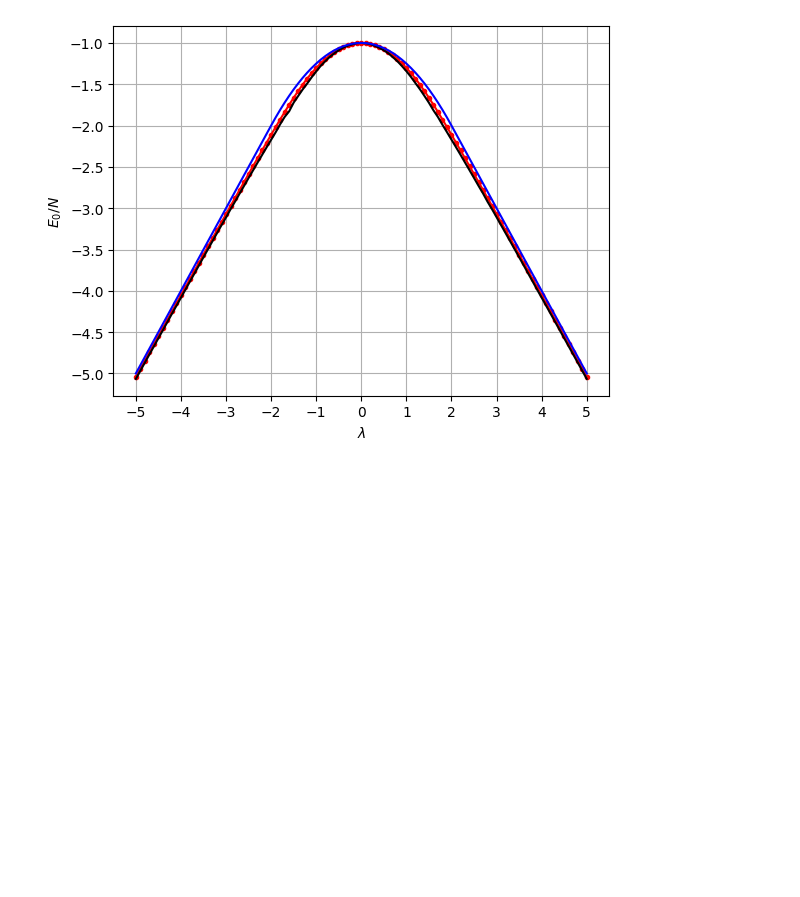
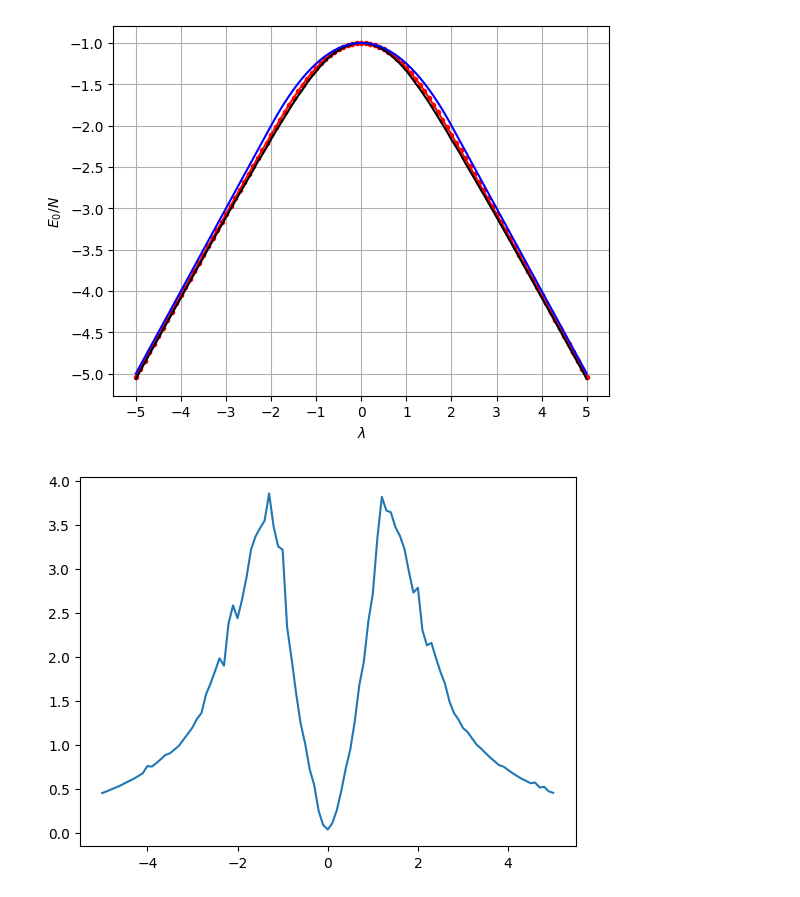
Before and after one commit to jchryssanthacopoulos/quantum_information, a Jupyter notebook: assignment_8/src/plot_dmrg_ising.ipynb, the cells around one changed output. Drawn from its saved outputs; the diff is of its cells as text; code cells hidden in the pictures; blank space fills up the shorter version.

```diff
--- a/assignment_8/src/plot_dmrg_ising.ipynb
+++ b/assignment_8/src/plot_dmrg_ising.ipynb
@@ -32,7 +31,7 @@ for i in range(len(N)):
 
     for j in range(len(lam)):
         output = subprocess.run(
-            [program, "--N", str(N[i]), "--lambda", str(lam[j]), "--max_iter", str(1500), "--thres", str(0.000005)],
+            [program, "--N", str(N[i]), "--lambda", str(lam[j]), "--max_iter", str(1500), "--thres", str(0.000001)],
             stdout=subprocess.PIPE,
             encoding="ascii"
         )
@@ -122,3 +124,7 @@ plt.grid()
 plt.savefig(f"{plot_dir}{os.sep}energy_vs_lambda_dmrg.pdf", format="pdf", bbox_inches="tight")
 # %% [output]
 [figure]
+# %%
+plt.plot(lam, np.abs(100 * (gs_energy[0] - gs_energy_rsrg) / gs_energy_rsrg));
+# %% [output]
+[figure, added]
```
Also changed, not shown: parts of 4 cells of this notebook, 4 other files.
